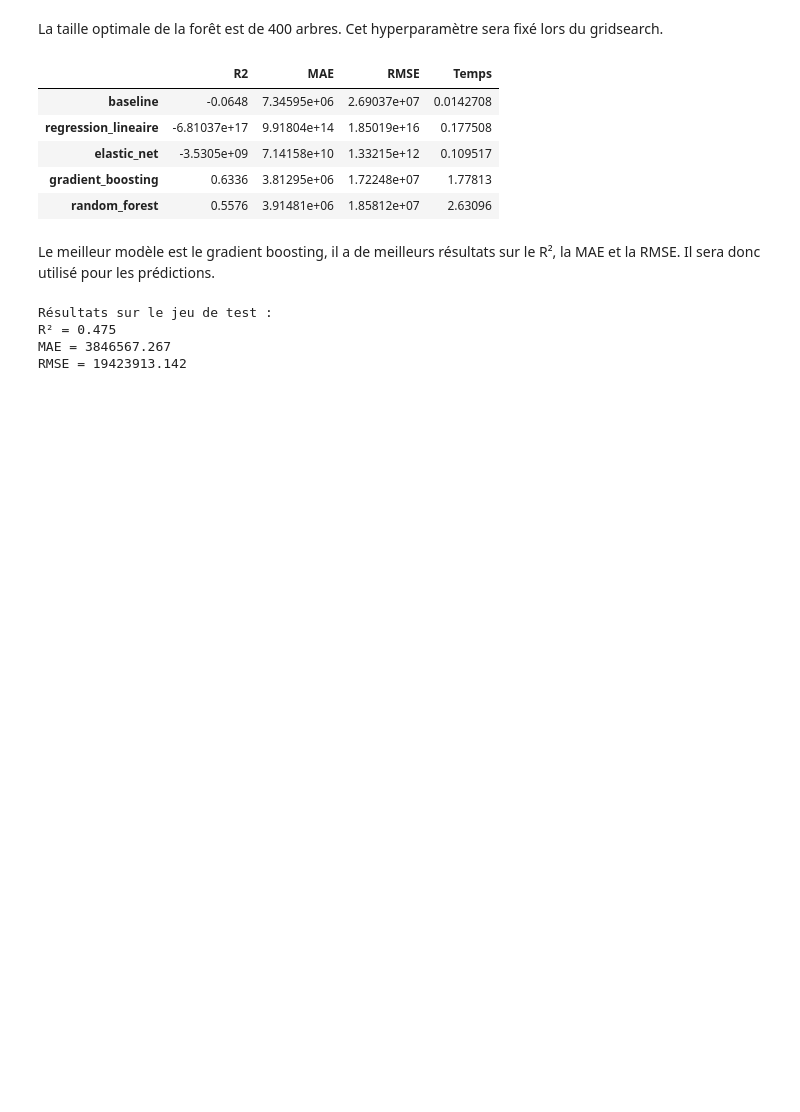
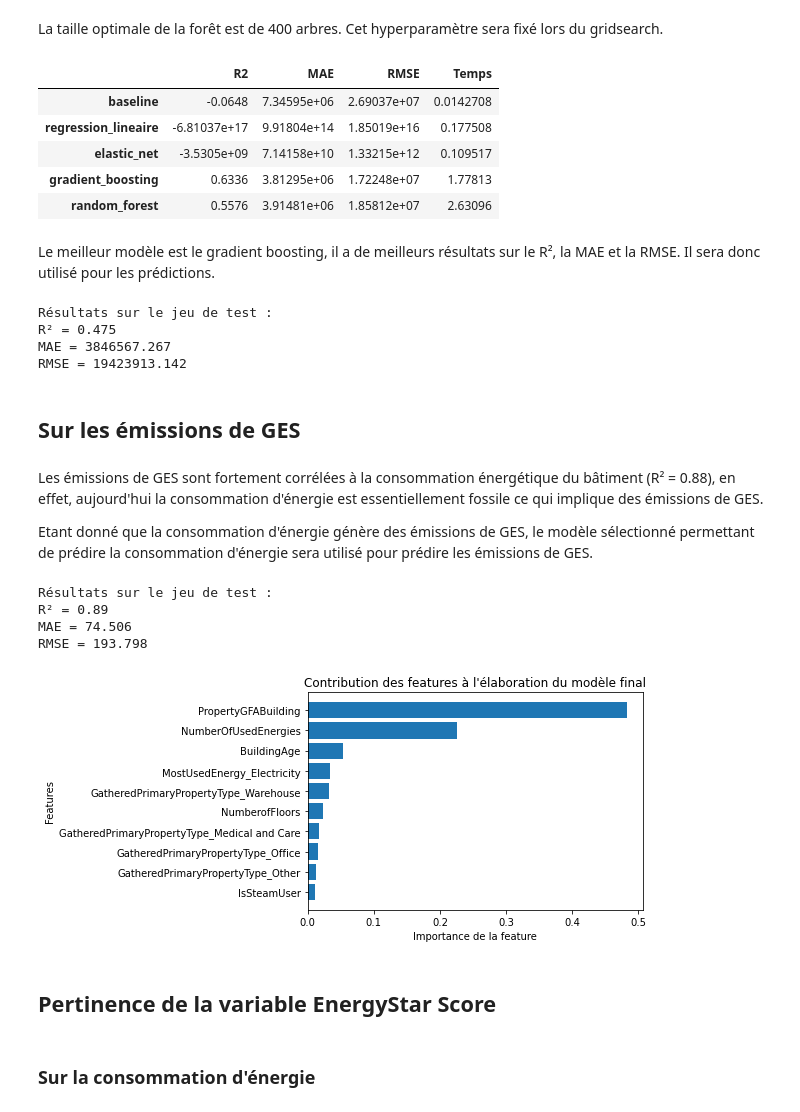
Before and after one commit to sebastienbourgeois/oc-p4-anticiper-besoin-consommation-batiments, a Jupyter notebook: Pelec_02_code.ipynb, the cells around one changed output. Cells and saved outputs as stored; diff of their text form; code cells hidden in the pictures; blank space fills up the shorter version.

Commit message:
Modélisation et prédictions sur les émissions de GES, évaluation de la pertinence de la variable Energy Star Score et début de la feature importance

```diff
--- a/Pelec_02_code.ipynb
+++ b/Pelec_02_code.ipynb
@@ -485,3 +485,41 @@ Résultats sur le jeu de test :
 R² = 0.475
 MAE = 3846567.267
 RMSE = 19423913.142
+# %% [markdown]
+## Sur les émissions de GES
+# %% [markdown]
+Les émissions de GES sont fortement corrélées à la consommation énergétique du bâtiment (R² = 0.88), en effet, aujourd'hui la consommation d'énergie est essentiellement fossile ce qui implique des émissions de GES.
+
+Etant donné que la consommation d'énergie génère des émissions de GES, le modèle sélectionné permettant de prédire la consommation d'énergie sera utilisé pour prédire les émissions de GES.
+# %%
+# entraînement sur tout le training set et prédiction sur le test set
+gb.fit(std_X_emissions_train, y_emissions_train)
+y_emissions_pred = gb.predict(std_X_emissions_test)
+# %%
+print("Résultats sur le jeu de test :")
+print("R² = {}".format(round(r2_score(inverser(y_emissions_test), inverser(y_emissions_pred)), 3)))
+print("MAE = {}".format(round(mean_absolute_error(inverser(y_emissions_test), inverser(y_emissions_pred)), 3)))
+print("RMSE = {}".format(round(mean_squared_error(inverser(y_emissions_test), inverser(y_emissions_pred), squared=False), 3)))
+# %% [output]
+Résultats sur le jeu de test :
+R² = 0.89
+MAE = 74.506
+RMSE = 193.798
+# %%
+feature_importances = pd.DataFrame()
+feature_importances["feature"] = std_X_emissions_train.columns
+feature_importances["importance"] = gb.feature_importances_
+feature_importances.sort_values(by=["importance"], ascending=True, inplace=True)
+# %%
+filtre_features_importantes = feature_importances.loc[feature_importances["importance"] >= 0.01, :]
+plt.barh(filtre_features_importantes["feature"], filtre_features_importantes["importance"])
+plt.xlabel("Importance de la feature")
+plt.ylabel("Features")
+plt.title("Contribution des features à l'élaboration du modèle final")
+plt.show()
+# %% [output]
+[figure, added]
+# %% [markdown]
+## Pertinence de la variable EnergyStar Score
+# %% [markdown]
+### Sur la consommation d'énergie
```
Also changed, not shown: parts of 9 cells of this notebook.
